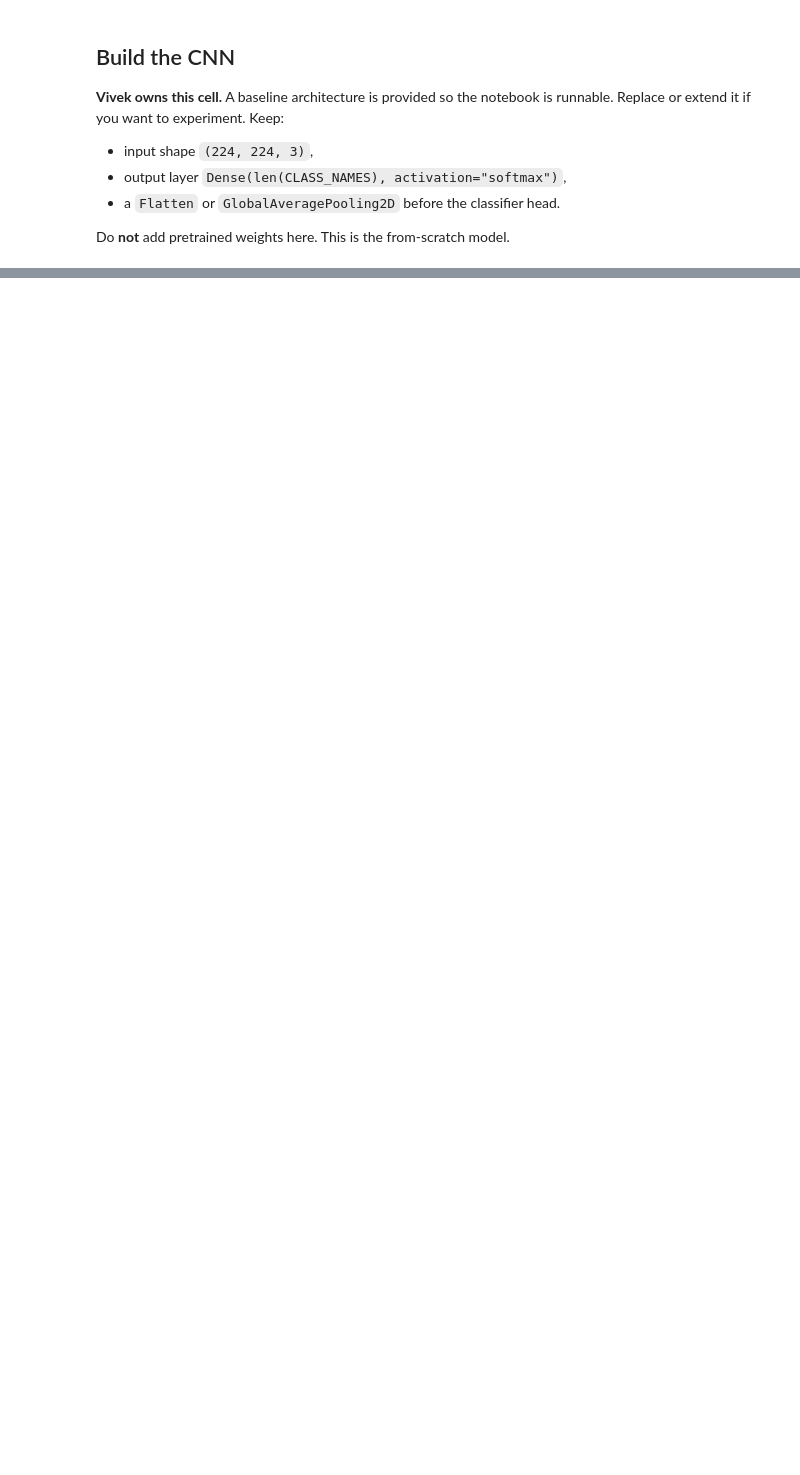
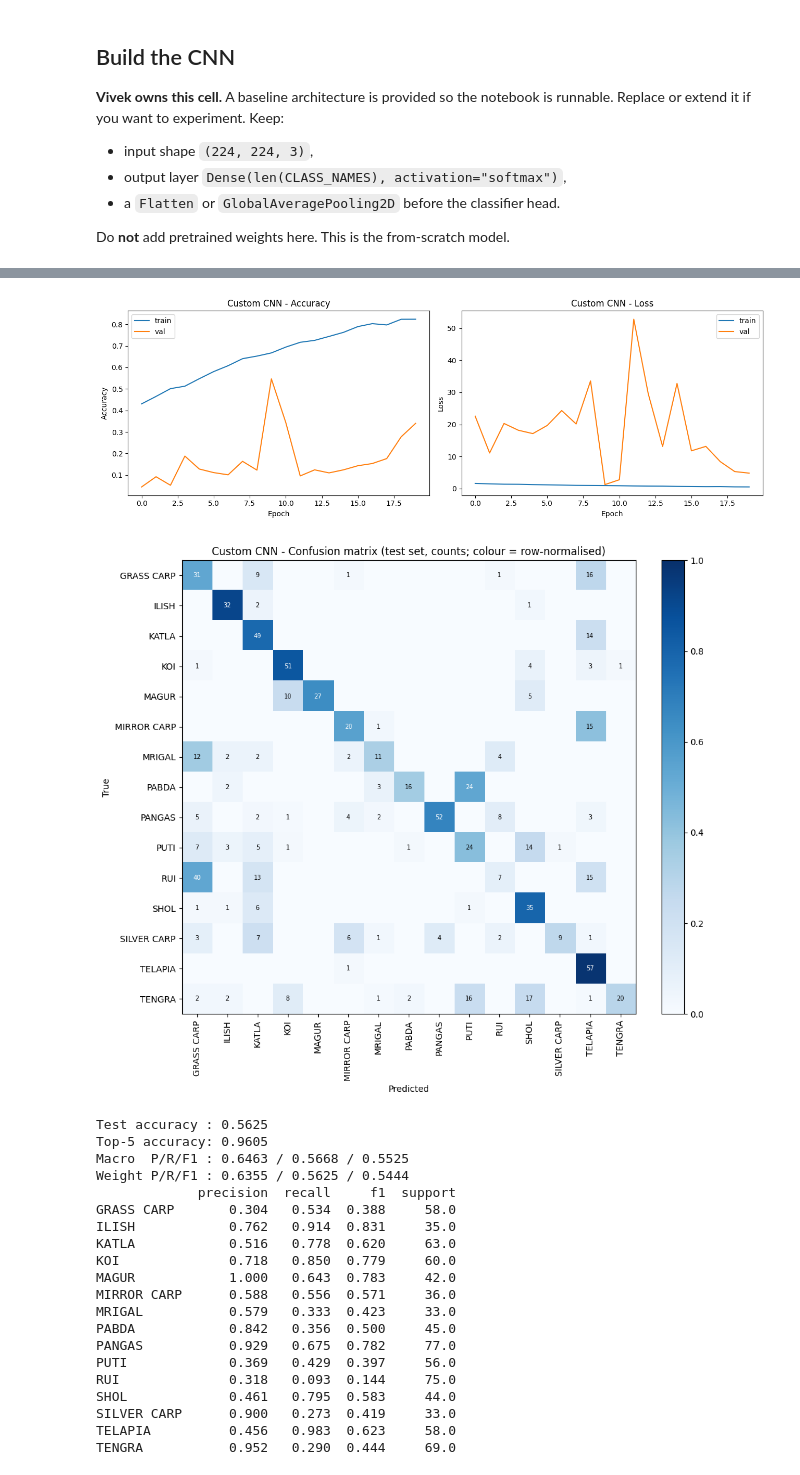
Before and after one commit to SwapnilAkhade824/bangladeshi-fish-cnn-classification, a Jupyter notebook: notebooks/01_custom_cnn.ipynb, the cells around one changed output, grey strips where cells are left out. Drawn from its saved outputs; the diff is of its cells as text; code cells hidden in the pictures; blank space fills up the shorter version.

```diff
--- a/notebooks/01_custom_cnn.ipynb
+++ b/notebooks/01_custom_cnn.ipynb
@@ -76,6 +94,7 @@ LOG_CSV      = LOGS_DIR / "training_log.csv"
 CKPT_PATH    = CKPT_DIR / "best.keras"
 METRICS_JSON = METRICS_DIR / "final_metrics.json"
 CM_CSV       = METRICS_DIR / "confusion_matrix.csv"
+RESUME_PATH  = CKPT_DIR / "last_state.kerasresumable"
 
 print("Artifacts folder:", CUSTOM_DIR)
 # %% [output]
@@ -105,0 +177,30 @@ Do **not** add pretrained weights here. This is the from-scratch model.
+# %%
+import time
+from eval_utils import ResumeFromCheckpoint
+
+EPOCHS = 40
+# Keep the weights in the notebook: this is a from-scratch CNN and Vivek owns the
+# training recipe. They are recomputed from data/splits/train.csv, which changed
+# after content de-duplication, so a hard-coded copy would be wrong.
+class_weights = get_class_weights()
+print("class weights:", {CLASS_NAMES[k]: round(v, 3) for k, v in class_weights.items()})
+
+resume_cb = ResumeFromCheckpoint(RESUME_PATH)
+cbs = [
+    callbacks.ModelCheckpoint(str(CKPT_PATH), monitor="val_accuracy", mode="max", save_best_only=True, verbose=1),
+    resume_cb,                                   # survives a dropped Colab session
+    callbacks.CSVLogger(str(LOG_CSV), append=resume_cb.resumed),
+    callbacks.EarlyStopping(monitor="val_accuracy", mode="max", patience=10, restore_best_weights=True, verbose=1),
+    callbacks.ReduceLROnPlateau(monitor="val_loss", factor=0.5, patience=4, min_lr=1e-6, verbose=1),
+]
+
+t0 = time.time()
+history = cnn.fit(train_ds, validation_data=val_ds,
+                  initial_epoch=resume_cb.epoch_ran, epochs=EPOCHS,
+                  class_weight=class_weights, callbacks=cbs)
+train_seconds = time.time() - t0
+epochs_ran = len(history.epoch) + resume_cb.epoch_ran
+# captured before load_model(): after reloading, Keras reports every layer trainable again
+trainable_params = int(sum(int(np.prod(w.shape)) for w in cnn.trainable_weights))
+
+print(f"Trained {epochs_ran} epochs in {train_seconds/60:.1f} min")
@@ -105,0 +236,32 @@ Do **not** add pretrained weights here. This is the from-scratch model.
+# %%
+plot_curves(LOG_CSV, "Custom CNN", PLOTS_DIR / "training_curves.png")
+
+best = tf.keras.models.load_model(CKPT_PATH)   # evaluate the best checkpoint, not the last epoch
+cnn_metrics = evaluate_and_save(
+    best, test_ds, "Custom CNN", epochs_ran, train_seconds,
+    METRICS_JSON, CM_CSV, PLOTS_DIR / "confusion_matrix.png",
+    trainable_params=trainable_params,
+)
+# %% [output]
+[figure, added]
+[figure, added]
+Test accuracy : 0.5625
+Top-5 accuracy: 0.9605
+Macro  P/R/F1 : 0.6463 / 0.5668 / 0.5525
+Weight P/R/F1 : 0.6355 / 0.5625 / 0.5444
+             precision  recall     f1  support
+GRASS CARP       0.304   0.534  0.388     58.0
+ILISH            0.762   0.914  0.831     35.0
+KATLA            0.516   0.778  0.620     63.0
+KOI              0.718   0.850  0.779     60.0
+MAGUR            1.000   0.643  0.783     42.0
+MIRROR CARP      0.588   0.556  0.571     36.0
+MRIGAL           0.579   0.333  0.423     33.0
+PABDA            0.842   0.356  0.500     45.0
+PANGAS           0.929   0.675  0.782     77.0
+PUTI             0.369   0.429  0.397     56.0
+RUI              0.318   0.093  0.144     75.0
+SHOL             0.461   0.795  0.583     44.0
+SILVER CARP      0.900   0.273  0.419     33.0
+TELAPIA          0.456   0.983  0.623     58.0
+TENGRA           0.952   0.290  0.444     69.0
```
Also changed, not shown: parts of 10 cells of this notebook, 39 other files.
